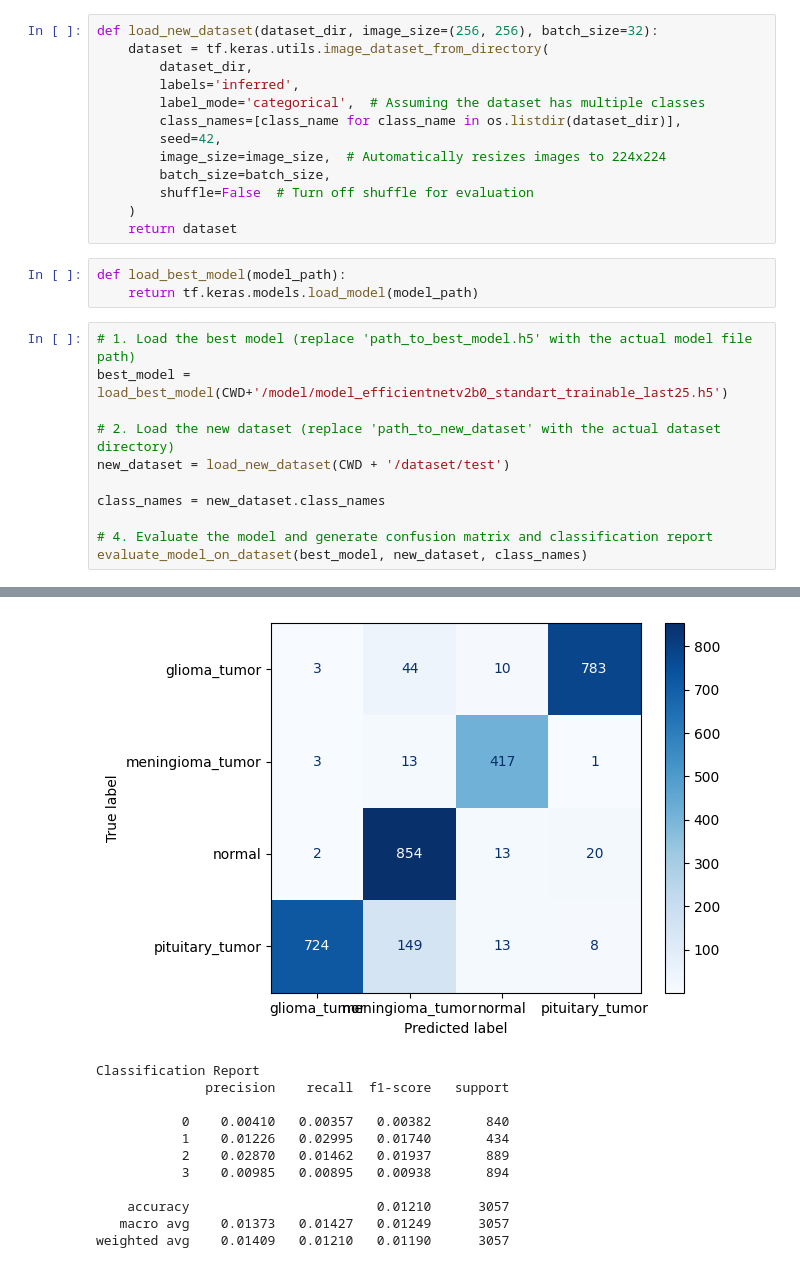
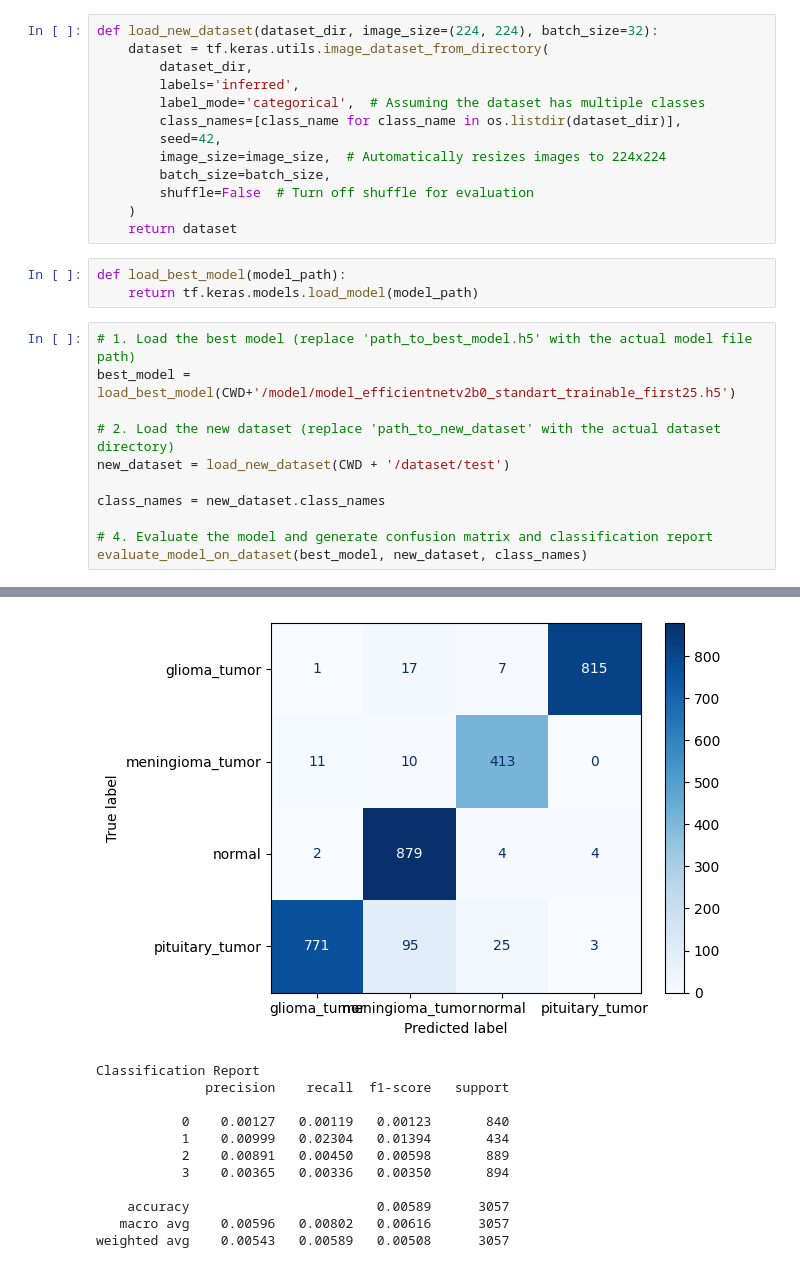
Before and after one commit to earfunnyy/Brain-Tumor-Classification, a Jupyter notebook: train.ipynb, the cells around one changed output, grey strips where cells are left out. Saved outputs shown, nothing was run; the diff lists cells and outputs as text.

```diff
--- a/train.ipynb
+++ b/train.ipynb
@@ -1228,7 +1315,7 @@ def evaluate_model_on_dataset(model, dataset, class_names):
 
     return cm, cr
 # %%
-def load_new_dataset(dataset_dir, image_size=(256, 256), batch_size=32):
+def load_new_dataset(dataset_dir, image_size=(224, 224), batch_size=32):
     dataset = tf.keras.utils.image_dataset_from_directory(
         dataset_dir,
         labels='inferred',
@@ -1245,7 +1332,7 @@ def load_best_model(model_path):
     return tf.keras.models.load_model(model_path)
 # %%
 # 1. Load the best model (replace 'path_to_best_model.h5' with the actual model file path)
-best_model = load_best_model(CWD+'/model/model_efficientnetv2b0_standart_trainable_last25.h5')
+best_model = load_best_model(CWD+'/model/model_efficientnetv2b0_standart_trainable_first25.h5')
 
 # 2. Load the new dataset (replace 'path_to_new_dataset' with the actual dataset directory)
 new_dataset = load_new_dataset(CWD + '/dataset/test')
@@ -1275,12 +1362,12 @@ Found 3057 files belonging to 4 classes.
-[figure, old version]
+[figure, new version]
 Classification Report
               precision    recall  f1-score   support
 
-           0    0.00410   0.00357   0.00382       840
-           1    0.01226   0.02995   0.01740       434
-           2    0.02870   0.01462   0.01937       889
-           3    0.00985   0.00895   0.00938       894
+           0    0.00127   0.00119   0.00123       840
+           1    0.00999   0.02304   0.01394       434
+           2    0.00891   0.00450   0.00598       889
+           3    0.00365   0.00336   0.00350       894
 
-    accuracy                        0.01210      3057
-   macro avg    0.01373   0.01427   0.01249      3057
-weighted avg    0.01409   0.01210   0.01190      3057
+    accuracy                        0.00589      3057
+   macro avg    0.00596   0.00802   0.00616      3057
+weighted avg    0.00543   0.00589   0.00508      3057
```
Also changed, not shown: parts of 15 cells of this notebook, 1 other file.
